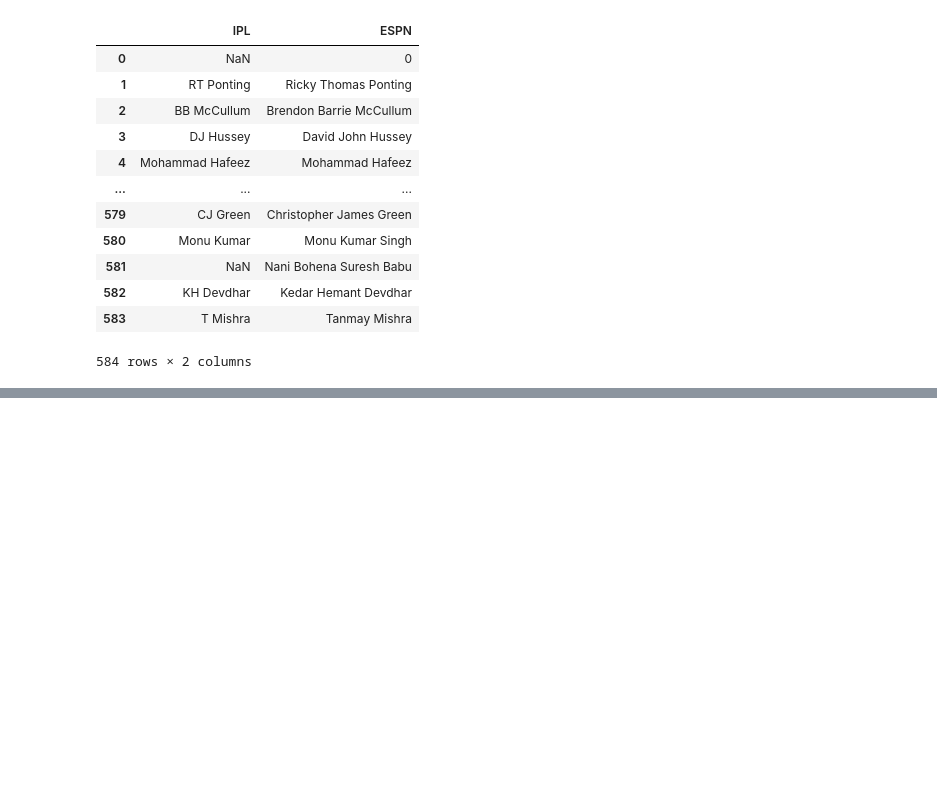
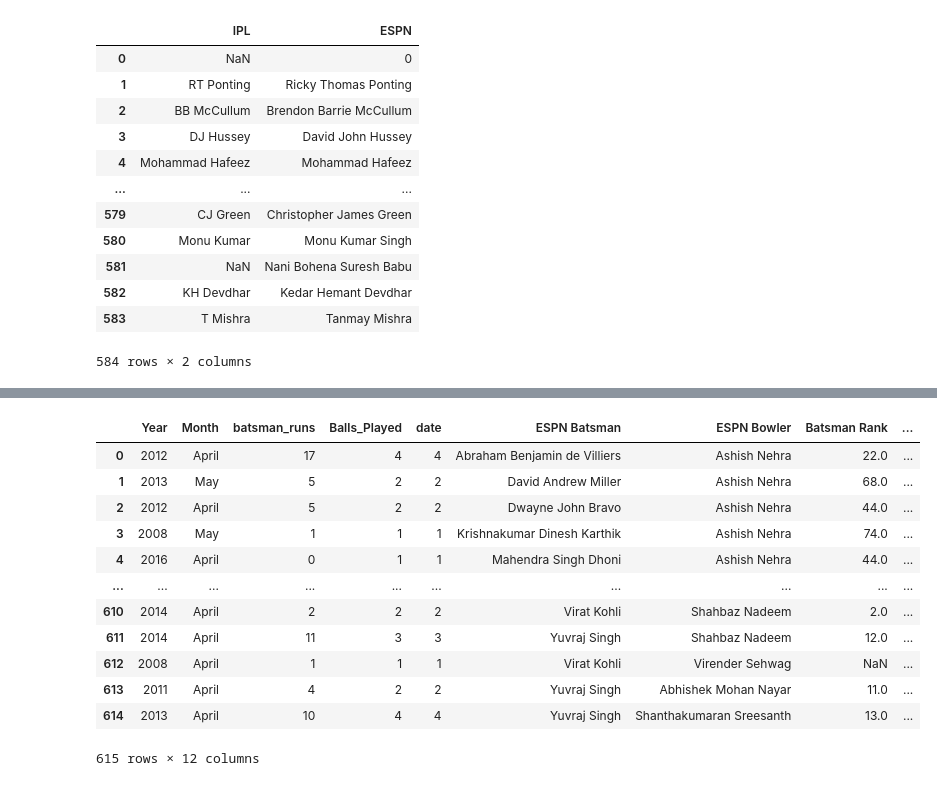
Before and after one commit to adityabajpai/IPLLastOverAnalysis, a Jupyter notebook: LastOverAnalysis.ipynb, the cells around one changed output, grey strips where cells are left out. Cells and saved outputs as stored; diff of their text form; code cells hidden in the pictures; blank space fills up the shorter version.

```diff
--- a/LastOverAnalysis.ipynb
+++ b/LastOverAnalysis.ipynb
@@ -391,0 +426,22 @@ Bowler_Ratings
+# %%
+df11 = df_Ratings.merge(Batsman_Ratings, how='left', on=['Year','Month','ESPN Batsman'])
+df11 = df11.rename(columns={'Rank': 'Batsman Rank', 'Rating': 'Batsman Ratings'})
+df12 = df11.merge(Bowler_Ratings, how='left', on=['Year','Month','ESPN Bowler'])
+df12 = df12.rename(columns={'Rank': 'Bowler Rank', 'Rating': 'Bowler Ratings'})
+df12['strike_rate'] = round((df12['batsman_runs'] / df12['Balls_Played']) * 100, 2)
+df12.to_csv('./Output/df12.csv')
+df12
+# %% [output]
+|  | Year | Month | batsman_runs | Balls_Played | date | ESPN Batsman | ESPN Bowler | Batsman Rank | ... |
+| 0 | 2012 | April | 17 | 4 | 4 | Abraham Benjamin de Villiers | Ashish Nehra | 22.0 | ... |
+| 1 | 2013 | May | 5 | 2 | 2 | David Andrew Miller | Ashish Nehra | 68.0 | ... |
+| 2 | 2012 | April | 5 | 2 | 2 | Dwayne John Bravo | Ashish Nehra | 44.0 | ... |
+| 3 | 2008 | May | 1 | 1 | 1 | Krishnakumar Dinesh Karthik | Ashish Nehra | 74.0 | ... |
+| 4 | 2016 | April | 0 | 1 | 1 | Mahendra Singh Dhoni | Ashish Nehra | 44.0 | ... |
+| ... | ... | ... | ... | ... | ... | ... | ... | ... | ... |
+| 610 | 2014 | April | 2 | 2 | 2 | Virat Kohli | Shahbaz Nadeem | 2.0 | ... |
+| 611 | 2014 | April | 11 | 3 | 3 | Yuvraj Singh | Shahbaz Nadeem | 12.0 | ... |
+| 612 | 2008 | April | 1 | 1 | 1 | Virat Kohli | Virender Sehwag | NaN | ... |
+| 613 | 2011 | April | 4 | 2 | 2 | Yuvraj Singh | Abhishek Mohan Nayar | 11.0 | ... |
+| 614 | 2013 | April | 10 | 4 | 4 | Yuvraj Singh | Shanthakumaran Sreesanth | 13.0 | ... |
+615 rows × 12 columns
```
Also changed, not shown: parts of 11 cells of this notebook, 1 other file.
